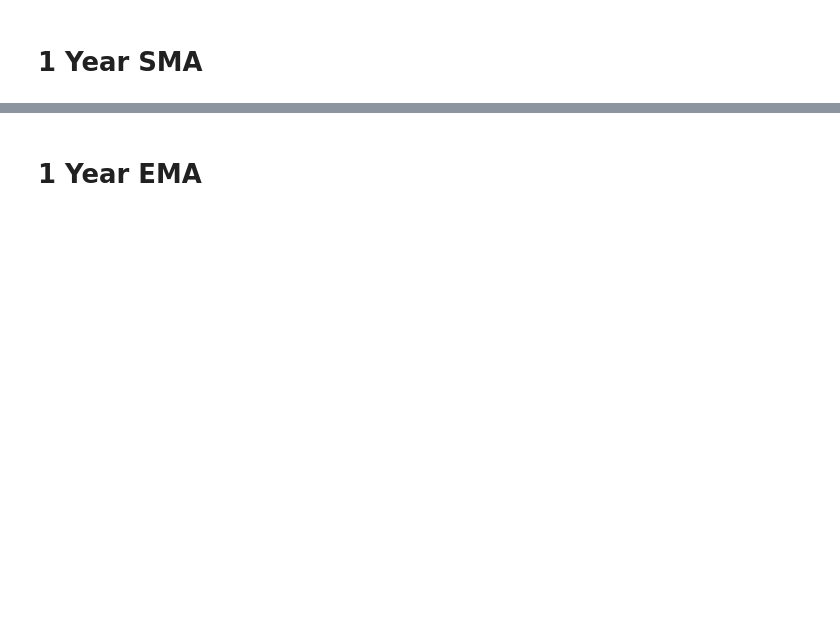
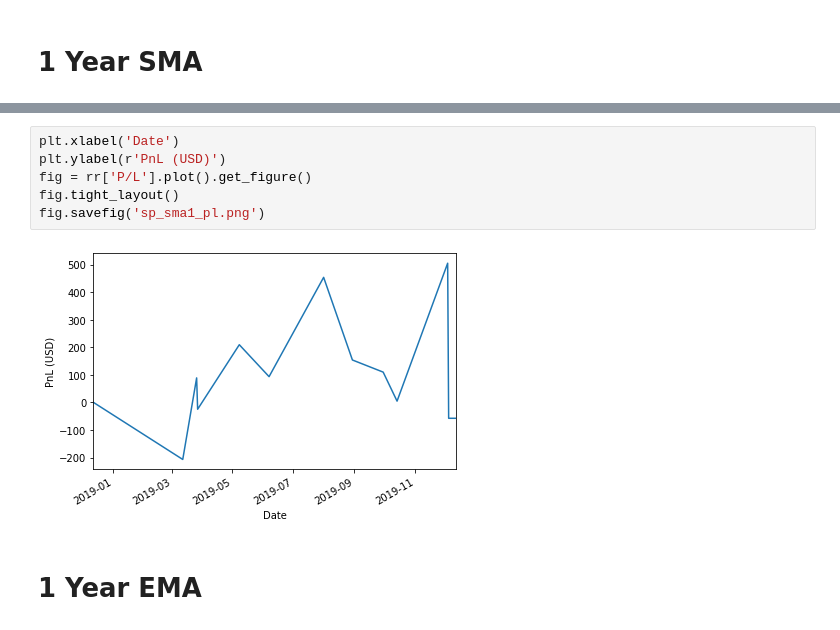
Before and after one commit to Globe-Research/bittrends, a Jupyter notebook: S&P 500 Time Horizons.ipynb, the cells around one changed output, grey strips where cells are left out. Saved outputs shown, nothing was run; the diff lists cells and outputs as text; blank space fills up the shorter version.

```diff
--- a/S&P 500 Time Horizons.ipynb
+++ b/S&P 500 Time Horizons.ipynb
@@ -184,2 +249,10 @@ dtype: object
+# %%
+plt.xlabel('Date')
+plt.ylabel(r'PnL (USD)')
+fig = rr['P/L'].plot().get_figure()
+fig.tight_layout()
+fig.savefig('sp_sma1_pl.png')
+# %% [output]
+[figure, added]
 # %% [markdown]
 # 1 Year EMA
```
Also changed, not shown: parts of 44 cells of this notebook.
